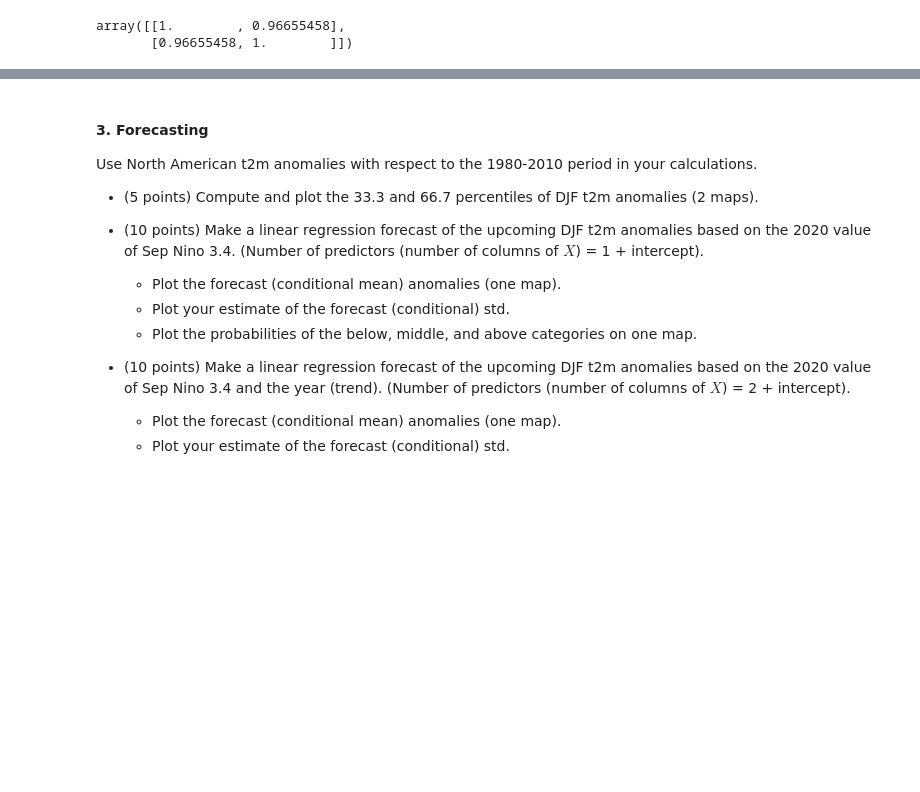
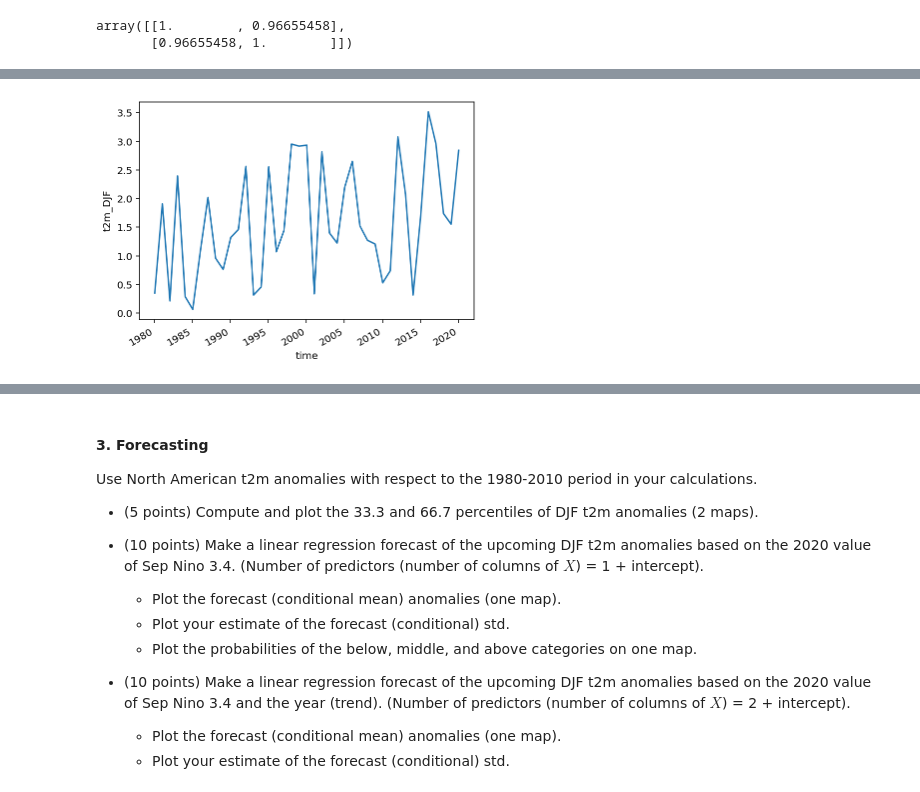
Before and after one commit to jp3993/apma4990-jp3993, a Jupyter notebook: HW-05.ipynb, the cells around one changed output, grey strips where cells are left out. Drawn from its saved outputs; the diff is of its cells as text; code cells hidden in the pictures; blank space fills up the shorter version.

```diff
--- a/HW-05.ipynb
+++ b/HW-05.ipynb
@@ -675,0 +694,4 @@ Attributes:
+# %%
+t2m_DJF_ds.t2m_DJF.mean(('X', 'Y')).plot(label = 'Equally');
+# %% [output]
+[figure, added]
```
Also changed, not shown: parts of 17 cells of this notebook.
